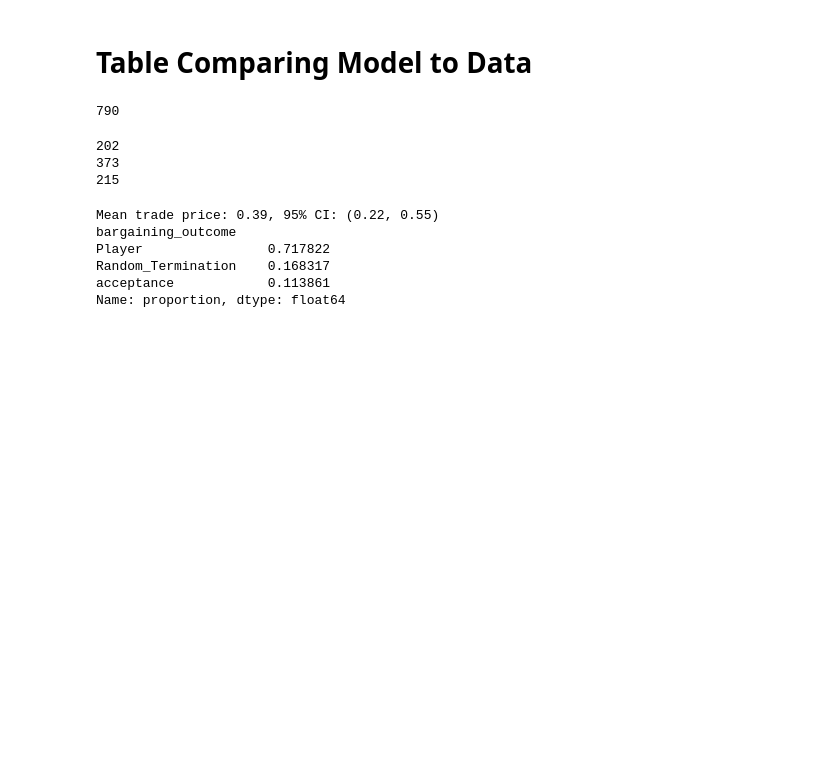
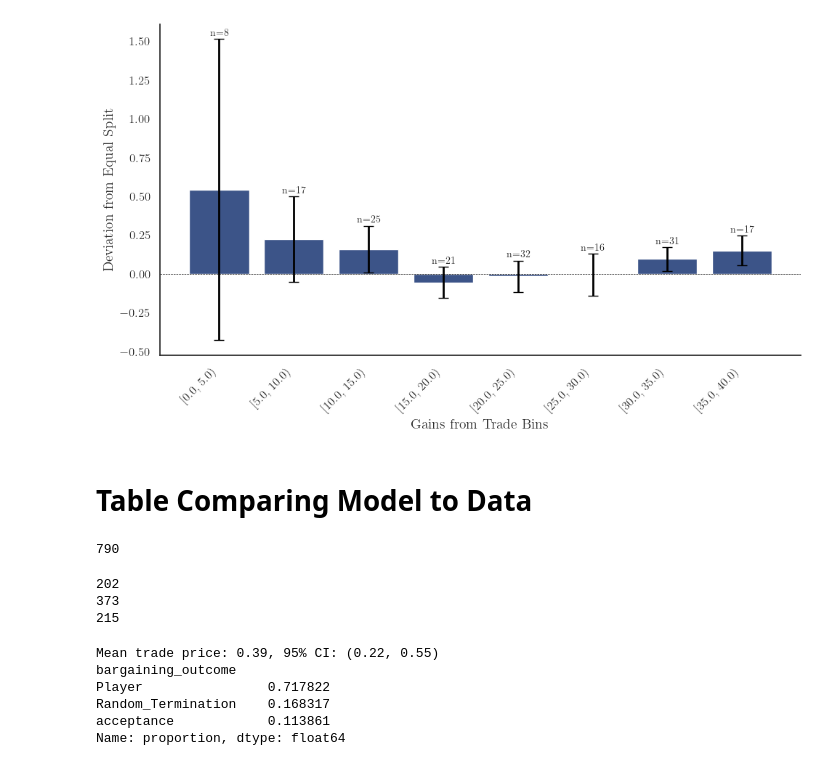
Before and after one commit to NicolasRoever/bargaining_experiment_analysis, a Jupyter notebook: src/bargaining_analysis/main_results/sandbox.ipynb, the cells around one changed output. Drawn from its saved outputs; the diff is of its cells as text; code cells hidden in the pictures; blank space fills up the shorter version.

```diff
--- a/src/bargaining_analysis/main_results/sandbox.ipynb
+++ b/src/bargaining_analysis/main_results/sandbox.ipynb
@@ -42,0 +189,4 @@ df = pd.read_csv("/Users/nicolasroever/Dropbox/Promotion/Bargaining/bargaining_e
+# %%
+plot_deviation_from_equal_split(df=df, binning='width', num_bins=8)
+# %% [output]
+[figure, added]
```
Also changed, not shown: parts of 6 cells of this notebook, 3 other files.
